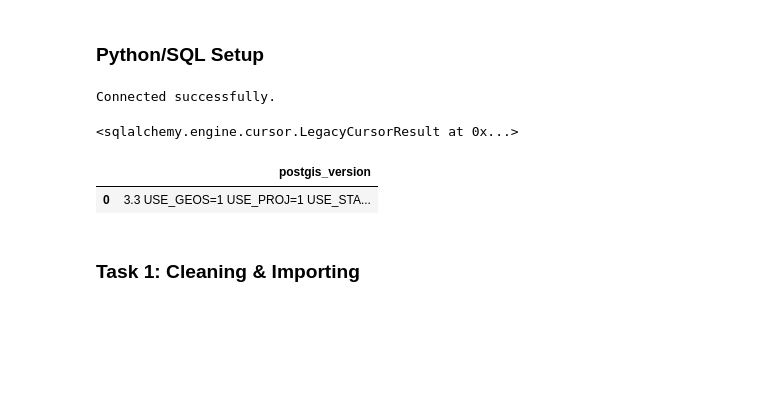
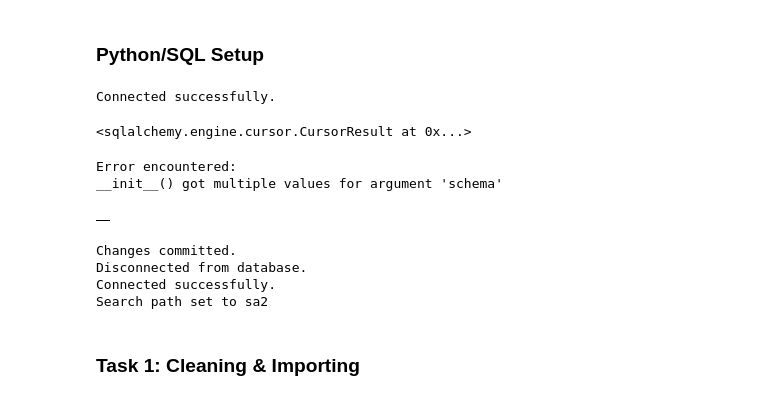
Before and after one commit to FixItChris/DATA2901, a Jupyter notebook: Report.ipynb, the cells around one changed output. Drawn from its saved outputs; the diff is of its cells as text; code cells hidden in the pictures; blank space fills up the shorter version.

Commit message:
Added task 2 draft. Modified helper functions. Attempted to make compatible with Yashs PC.

```diff
--- a/Report.ipynb
+++ b/Report.ipynb
@@ -59,33 +111,44 @@ sql = """
 CREATE SCHEMA IF NOT EXISTS sa2;
 SET search_path TO sa2;
 """
-conn.execute(sql)
+
+#conn.execute(sql)
+conn.execute(text(sql))
 # %% [output]
-<sqlalchemy.engine.cursor.LegacyCursorResult at 0x...>
+<sqlalchemy.engine.cursor.CursorResult at 0x...>
 # %%
 # Adding PostGIS to sa2 schema
 sql = """
 CREATE EXTENSION IF NOT EXISTS postgis;
 
 UPDATE pg_extension
 SET extrelocatable = TRUE
 WHERE extname = 'postgis';
 
 ALTER EXTENSION postgis
 SET SCHEMA sa2;
 
 ALTER EXTENSION postgis
 UPDATE TO "3.3.2next";
 
 ALTER EXTENSION postgis
 UPDATE TO "3.3.2";
 """
-conn.execute(sql)
-
-query(conn, "SELECT PostGIS_version()")
+#conn.execute(sql)
+#query(conn, "SELECT PostGIS_version()")
+conn.execute(text(sql))
+query_yash(conn, "SELECT PostGIS_version()")
 # %% [output]
+Error encountered:
+__init__() got multiple values for argument 'schema'
-|  | postgis_version |
-| 0 | 3.3 USE_GEOS=1 USE_PROJ=1 USE_STA... |
+|  |
+# %%
+db, conn = pgreconnect(credentials, db, conn, 'sa2', True)
+# %% [output]
+Changes committed.
+Disconnected from database.
+Connected successfully.
+Search path set to sa2
 # %% [markdown]
 ### Task 1: Cleaning & Importing
 # %% [markdown]
```
Also changed, not shown: parts of 12 cells of this notebook.
